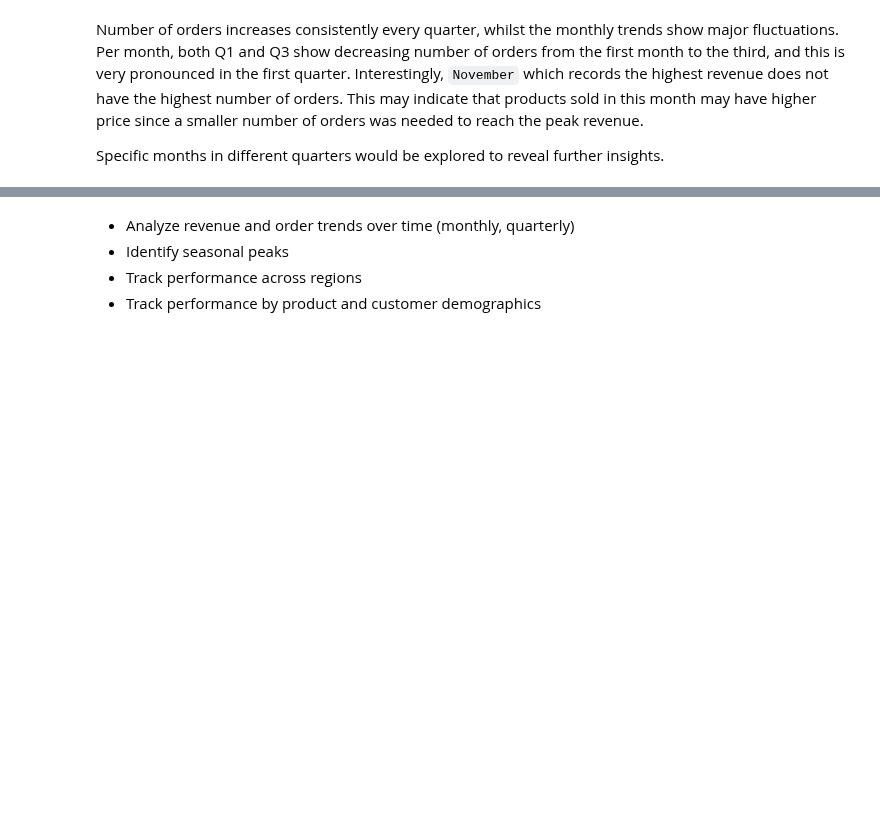
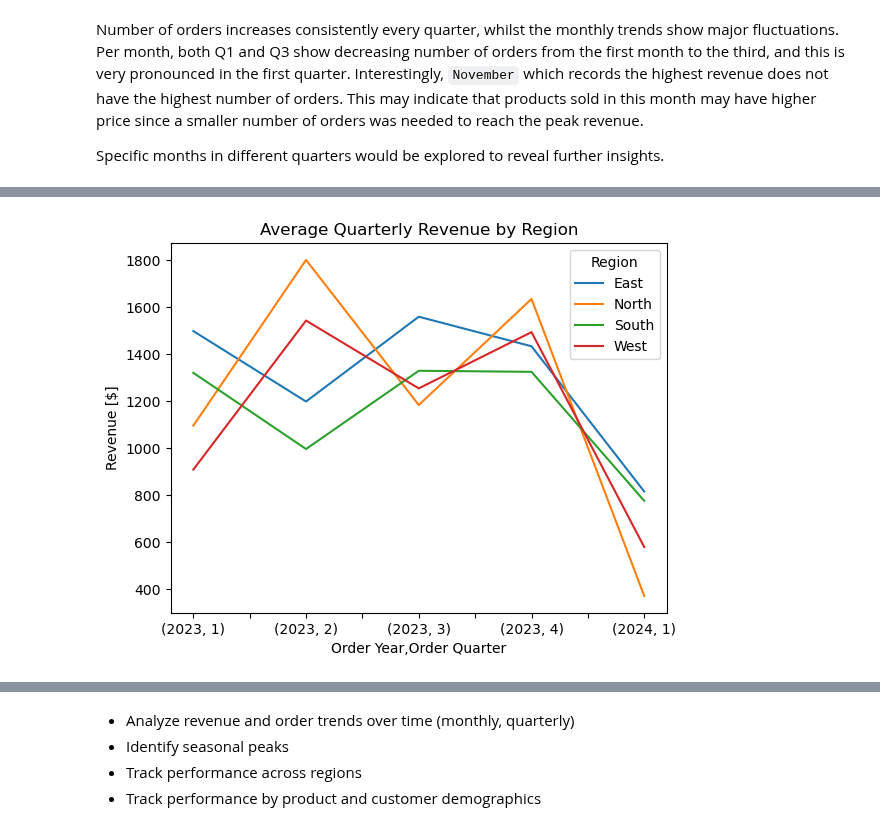
Before and after one commit to Mohammed-Hanan-Othman/ecommerce-sales-analysis, a Jupyter notebook: notebooks/2.sales_trends.ipynb, the cells around one changed output, grey strips where cells are left out. Drawn from its saved outputs; the diff is of its cells as text; code cells hidden in the pictures; blank space fills up the shorter version.

```diff
--- a/notebooks/2.sales_trends.ipynb
+++ b/notebooks/2.sales_trends.ipynb
@@ -135,0 +162,11 @@ Specific months in different quarters would be explored to reveal further insigh
+# %%
+# Plot Average Revenue every Quarter by Region
+(df_copy.groupby(by=["Order Year", "Order Quarter", "Region"])["Total Price Calc"].mean()
+    .unstack()
+    .plot(kind="line")
+)
+plt.ylabel("Revenue [$]")
+plt.title("Average Quarterly Revenue by Region")
+plt.show()
+# %% [output]
+[figure, added]
```
Also changed, not shown: parts of 7 cells of this notebook.
